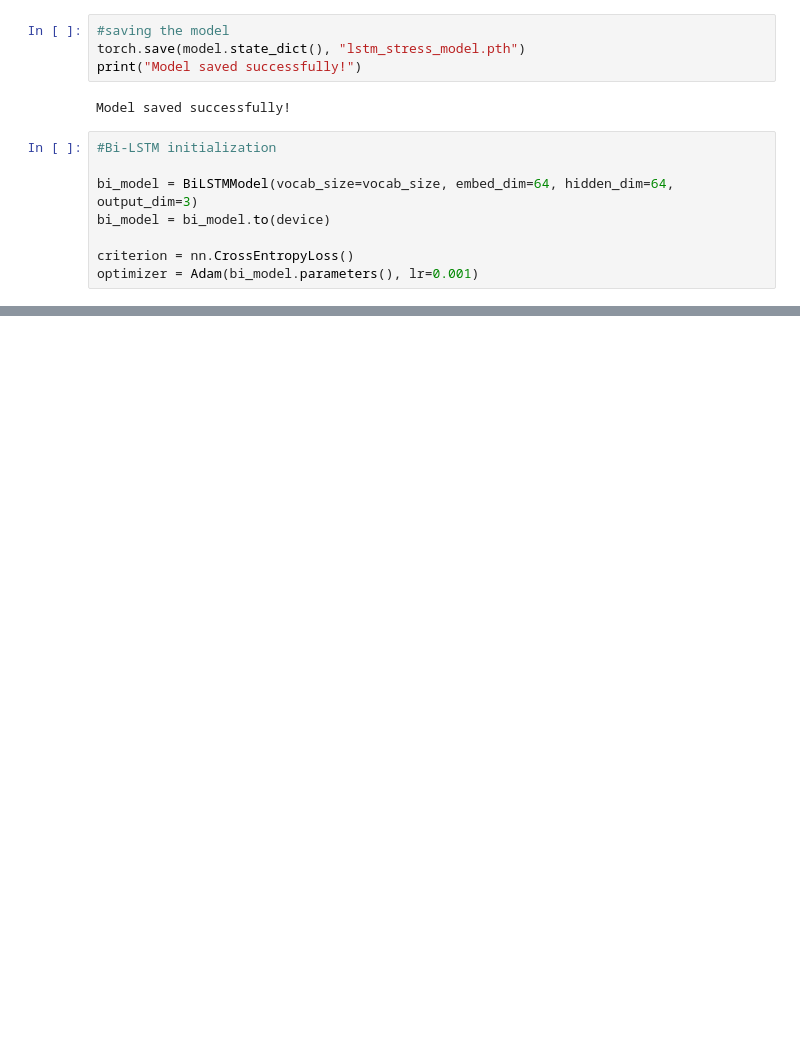
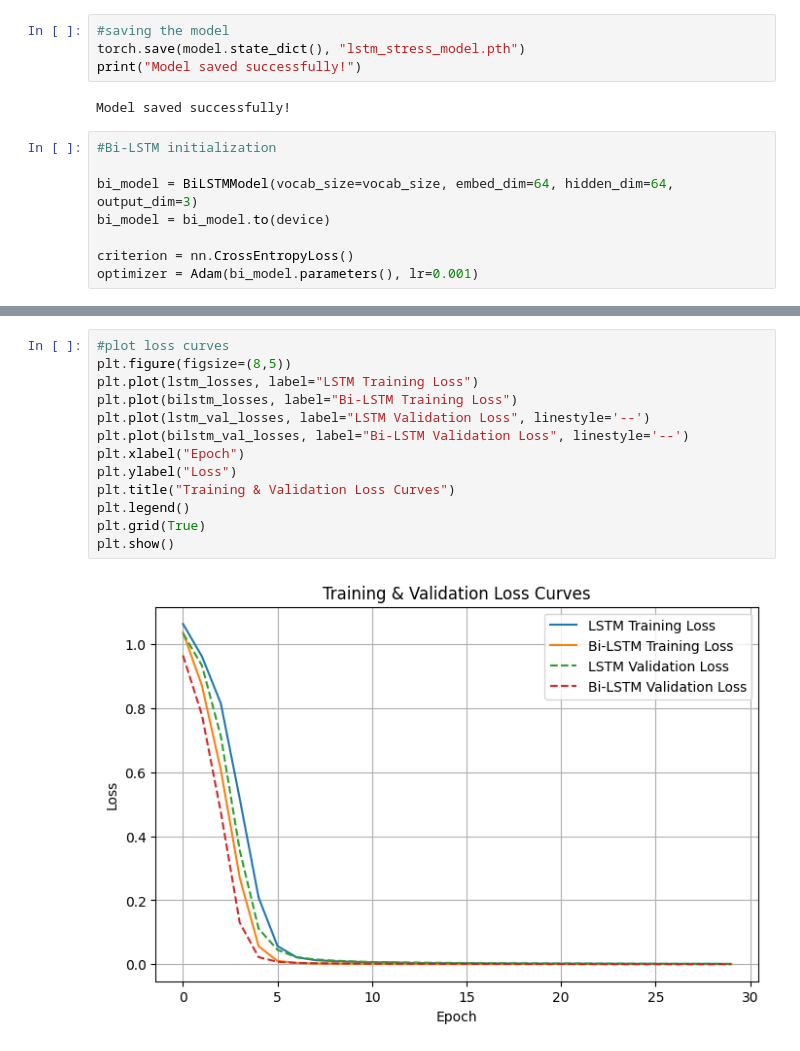
Before and after one commit to Prakritin11/Academic-stress-detection, a Jupyter notebook: notebooks/19031355 PRAKRITI NIROULA.ipynb, the cells around one changed output, grey strips where cells are left out. Cells and saved outputs as stored; diff of their text form; blank space fills up the shorter version.

```diff
--- a/notebooks/19031355 PRAKRITI NIROULA.ipynb
+++ b/notebooks/19031355 PRAKRITI NIROULA.ipynb
@@ -487,0 +596,15 @@ LSTM vs Bi-LSTM Performance:
+# %%
+#plot loss curves
+plt.figure(figsize=(8,5))
+plt.plot(lstm_losses, label="LSTM Training Loss")
+plt.plot(bilstm_losses, label="Bi-LSTM Training Loss")
+plt.plot(lstm_val_losses, label="LSTM Validation Loss", linestyle='--')
+plt.plot(bilstm_val_losses, label="Bi-LSTM Validation Loss", linestyle='--')
+plt.xlabel("Epoch")
+plt.ylabel("Loss")
+plt.title("Training & Validation Loss Curves")
+plt.legend()
+plt.grid(True)
+plt.show()
+# %% [output]
+[figure, added]
```
Also changed, not shown: parts of 26 cells of this notebook, 3 other files.
